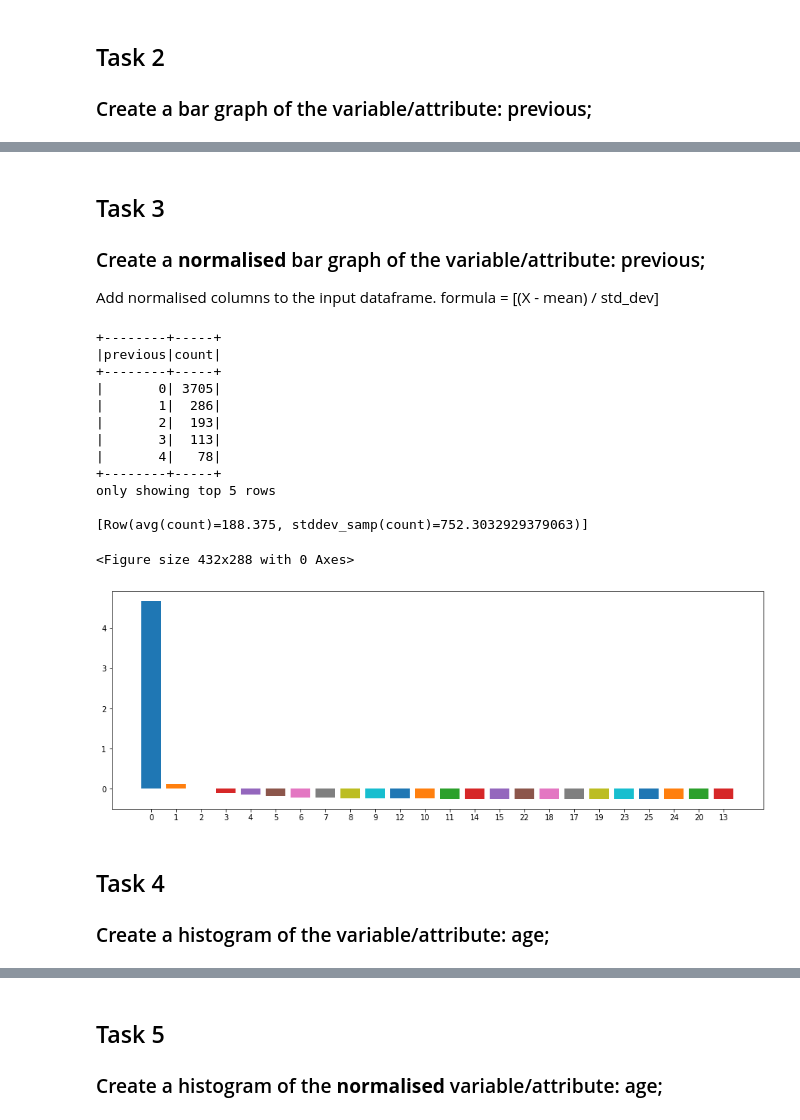
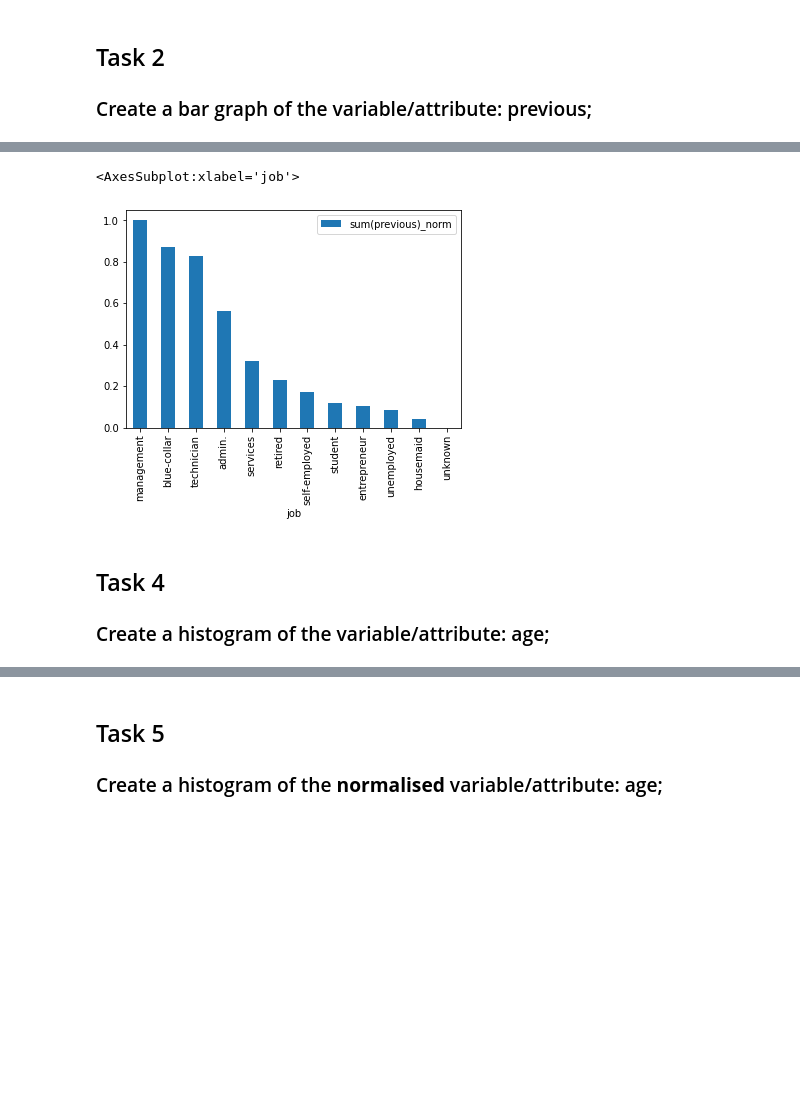
Before and after one commit to Mrhuangyi/BDA601, a Jupyter notebook: Module 5/Activity 1/code.ipynb, the cells around one changed output, grey strips where cells are left out. Saved outputs shown, nothing was run; the diff lists cells and outputs as text; code cells hidden in the pictures; blank space fills up the shorter version.

```diff
--- a/Module 5/Activity 1/code.ipynb
+++ b/Module 5/Activity 1/code.ipynb
@@ -156,41 +111,10 @@ for _ in bank_data.collect():
+# %%
+df_normal = df.toPandas()
+df_normal["sum(previous)_norm"] = (df_normal["sum(previous)"] - df_normal["sum(previous)"].min()) / (df_normal["sum(previous)"].max() - df_normal["sum(previous)"].min())
+df_normal.plot.bar(x='job', y='sum(previous)_norm')
+# %% [output]
+<AxesSubplot:xlabel='job'>
+[figure, added]
 # %% [markdown]
-## Task 3
-
-### Create a **normalised** bar graph of the variable/attribute: previous;
-Add normalised columns to the input dataframe.
-formula = [(X - mean) / std_dev]
+## Task 4
+### Create a histogram of the variable/attribute: age;
-# %%
-bank_data = bank_data.groupBy(func.col('previous')).count().orderBy("count", ascending=False)
-bank_data.show(5)
-
-mean_stddev = bank_data.groupBy().agg(func.mean('count'), func.stddev('count'))
-mean_stddev_collect = mean_stddev.collect()
-print(list(mean_stddev_collect))
-
-bank_data = bank_data.withColumn('count', ((bank_data['count'] - mean_stddev_collect[0][0])/mean_stddev_collect[0][1]))
-
-plt.clf()
-fig = plt.figure()
-ax = fig.add_axes([0,0,2,1])
-
-for _ in bank_data.collect():
-    ax.bar(_[0], _[1])
-# %% [output]
-+--------+-----+
-|previous|count|
-+--------+-----+
-|       0| 3705|
-|       1|  286|
-|       2|  193|
-|       3|  113|
-|       4|   78|
-+--------+-----+
-only showing top 5 rows
-
-[Row(avg(count)=188.375, stddev_samp(count)=752.3032929379063)]
-<Figure size 432x288 with 0 Axes>
-[figure, removed]
-# %% [markdown]
-## Task 4
-
-### Create a histogram of the variable/attribute: age;
```
Also changed, not shown: parts of 22 cells of this notebook, 4 other files.
